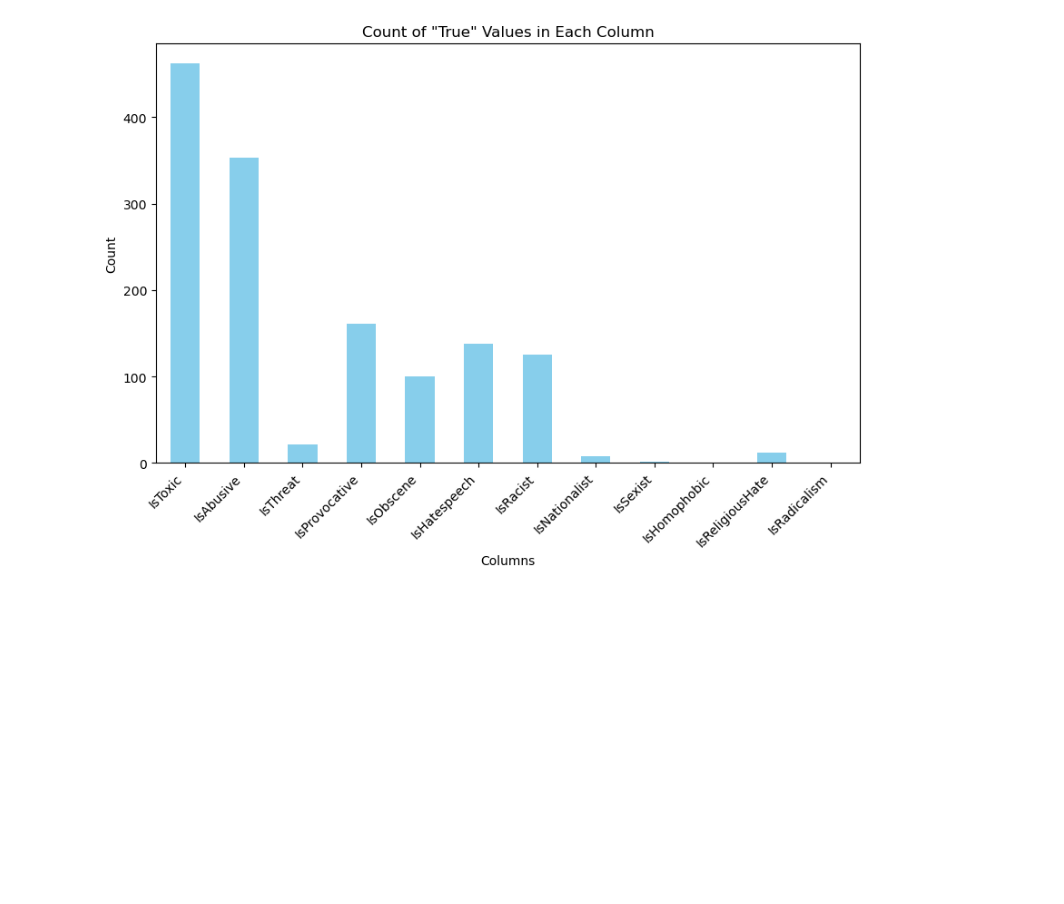
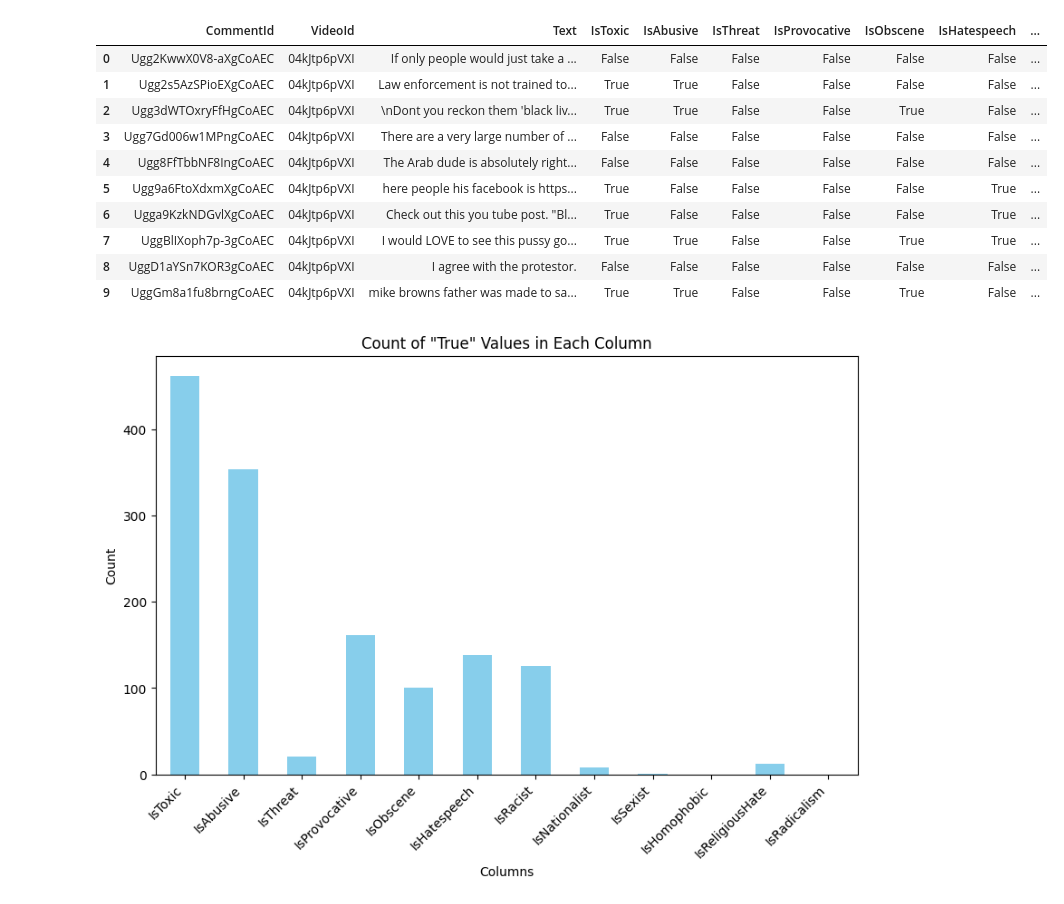
Before and after one commit to Syed-Zahaab-Hussain/Machine-Learning-Uni, a Jupyter notebook: ML Project/Toxic_Comment_Detection.ipynb, the cells around one changed output. Saved outputs shown, nothing was run; the diff lists cells and outputs as text; code cells hidden in the pictures; blank space fills up the shorter version.

```diff
--- a/ML Project/Toxic_Comment_Detection.ipynb
+++ b/ML Project/Toxic_Comment_Detection.ipynb
@@ -17 +17,17 @@ data.sample(7)
+# %%
+data = pd.read_csv("english_toxic_comment_1000.csv")
+# %%
+data.head(10)
+# %% [output]
+|  | CommentId | VideoId | Text | IsToxic | IsAbusive | IsThreat | IsProvocative | IsObscene | IsHatespeech | ... |
+| 0 | Ugg2KwwX0V8-aXgCoAEC | 04kJtp6pVXI | If only people would just take a ... | False | False | False | False | False | False | ... |
+| 1 | Ugg2s5AzSPioEXgCoAEC | 04kJtp6pVXI | Law enforcement is not trained to... | True | True | False | False | False | False | ... |
+| 2 | Ugg3dWTOxryFfHgCoAEC | 04kJtp6pVXI | \nDont you reckon them 'black liv... | True | True | False | False | True | False | ... |
+| 3 | Ugg7Gd006w1MPngCoAEC | 04kJtp6pVXI | There are a very large number of ... | False | False | False | False | False | False | ... |
+| 4 | Ugg8FfTbbNF8IngCoAEC | 04kJtp6pVXI | The Arab dude is absolutely right... | False | False | False | False | False | False | ... |
+| 5 | Ugg9a6FtoXdxmXgCoAEC | 04kJtp6pVXI | here people his facebook is https... | True | False | False | False | False | True | ... |
+| 6 | Ugga9KzkNDGvlXgCoAEC | 04kJtp6pVXI | Check out this you tube post. "Bl... | True | False | False | False | False | True | ... |
+| 7 | UggBlIXoph7p-3gCoAEC | 04kJtp6pVXI | I would LOVE to see this pussy go... | True | True | False | False | True | True | ... |
+| 8 | UggD1aYSn7KOR3gCoAEC | 04kJtp6pVXI | I agree with the protestor. | False | False | False | False | False | False | ... |
+| 9 | UggGm8a1fu8brngCoAEC | 04kJtp6pVXI | mike browns father was made to sa... | True | True | False | False | True | False | ... |
 # %%
```
Also changed, not shown: parts of 10 cells of this notebook.
